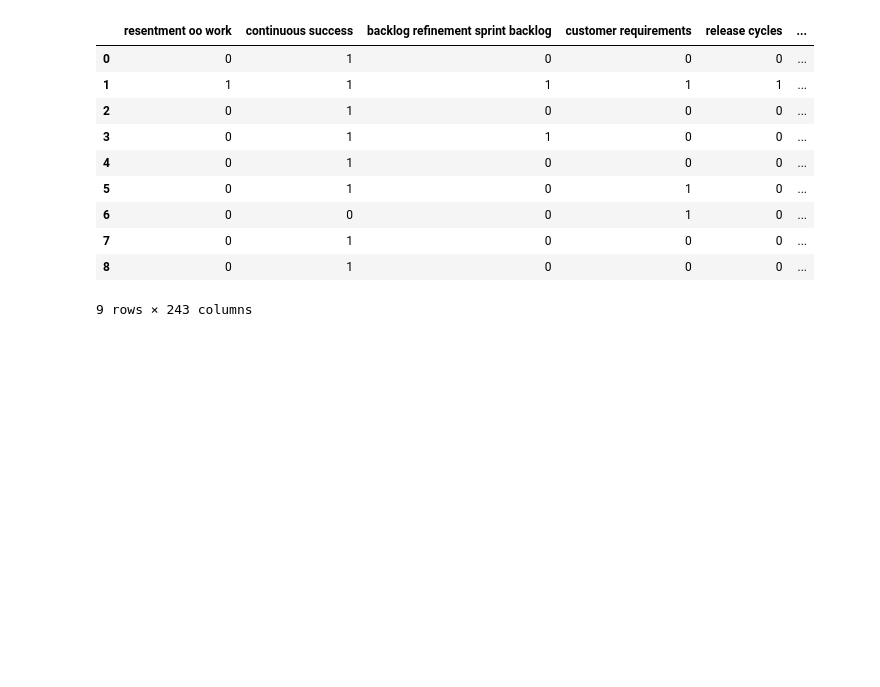
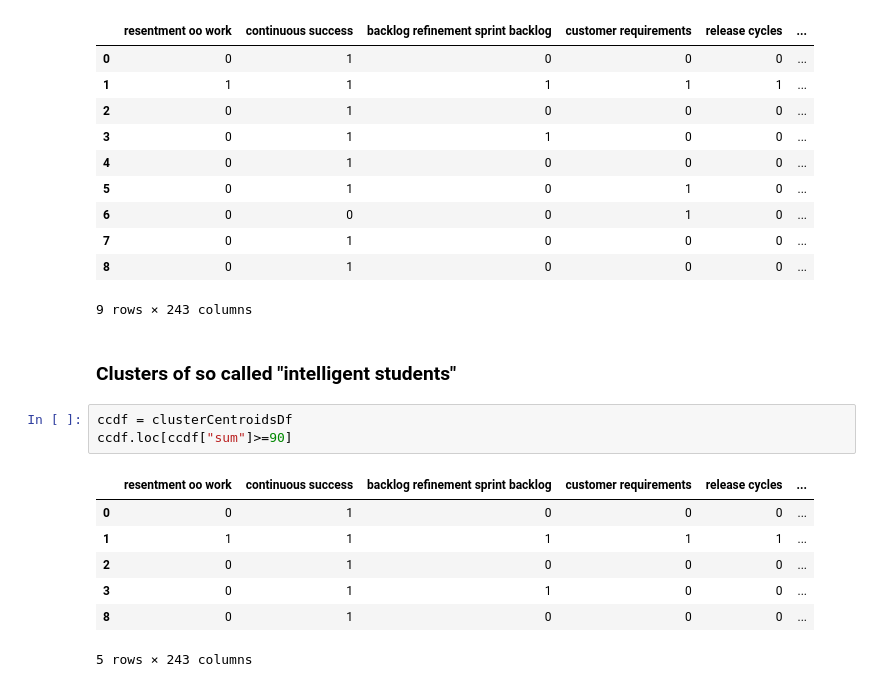
Before and after one commit to mananmadan/Learning-Perspectives, a Jupyter notebook: code/experimental/K-Modes.ipynb, the cells around one changed output. Drawn from its saved outputs; the diff is of its cells as text; blank space fills up the shorter version.

```diff
--- a/code/experimental/K-Modes.ipynb
+++ b/code/experimental/K-Modes.ipynb
@@ -211,3 +224,16 @@ clusterCentroidsDf
 | 7 | 0 | 1 | 0 | 0 | 0 | ... |
 | 8 | 0 | 1 | 0 | 0 | 0 | ... |
 9 rows × 243 columns
+# %% [markdown]
+### Clusters of so called "intelligent students"
+# %%
+ccdf = clusterCentroidsDf
+ccdf.loc[ccdf["sum"]>=90]
+# %% [output]
+|  | resentment oo work | continuous success | backlog refinement sprint backlog | customer requirements | release cycles | ... |
+| 0 | 0 | 1 | 0 | 0 | 0 | ... |
+| 1 | 1 | 1 | 1 | 1 | 1 | ... |
+| 2 | 0 | 1 | 0 | 0 | 0 | ... |
+| 3 | 0 | 1 | 1 | 0 | 0 | ... |
+| 8 | 0 | 1 | 0 | 0 | 0 | ... |
+5 rows × 243 columns
```
Also changed, not shown: parts of 6 cells of this notebook.
